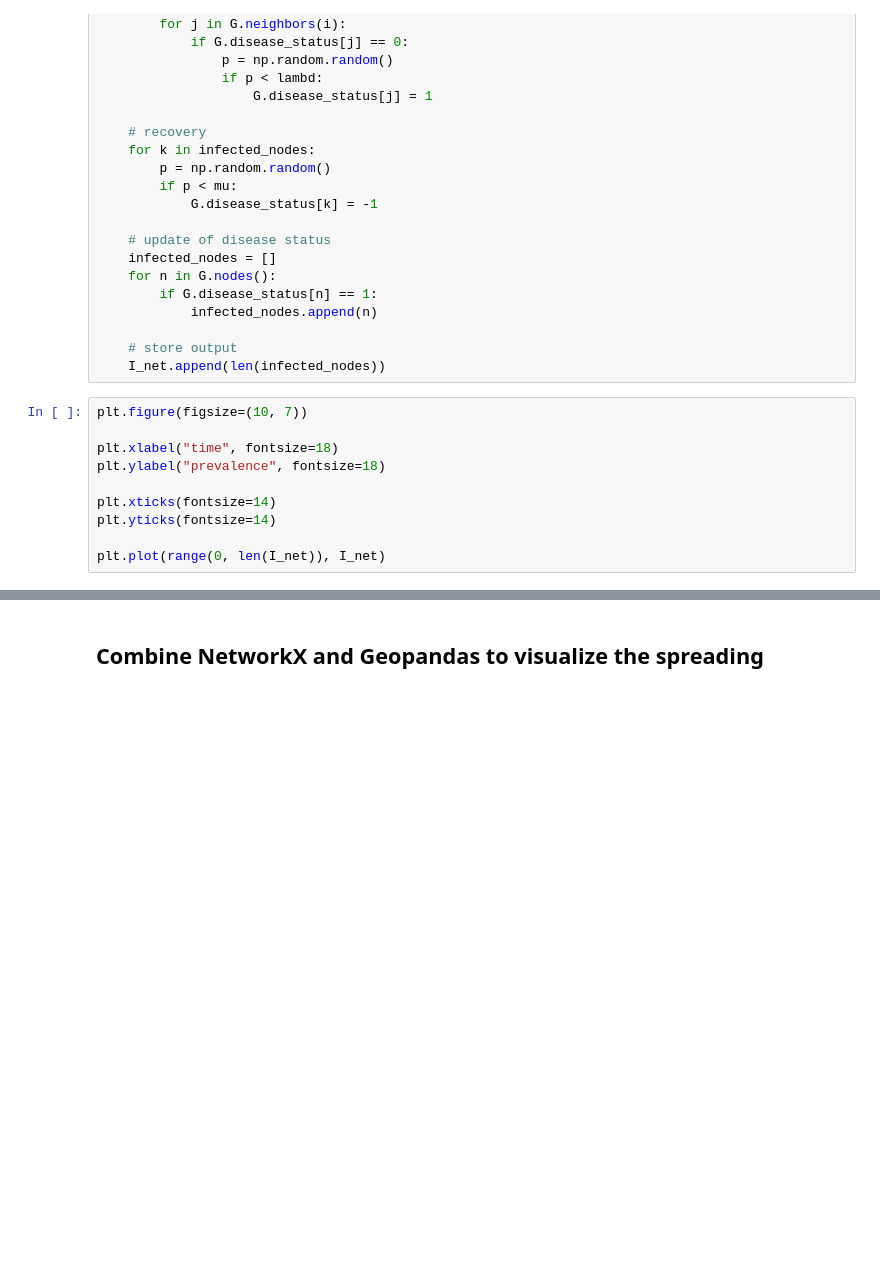
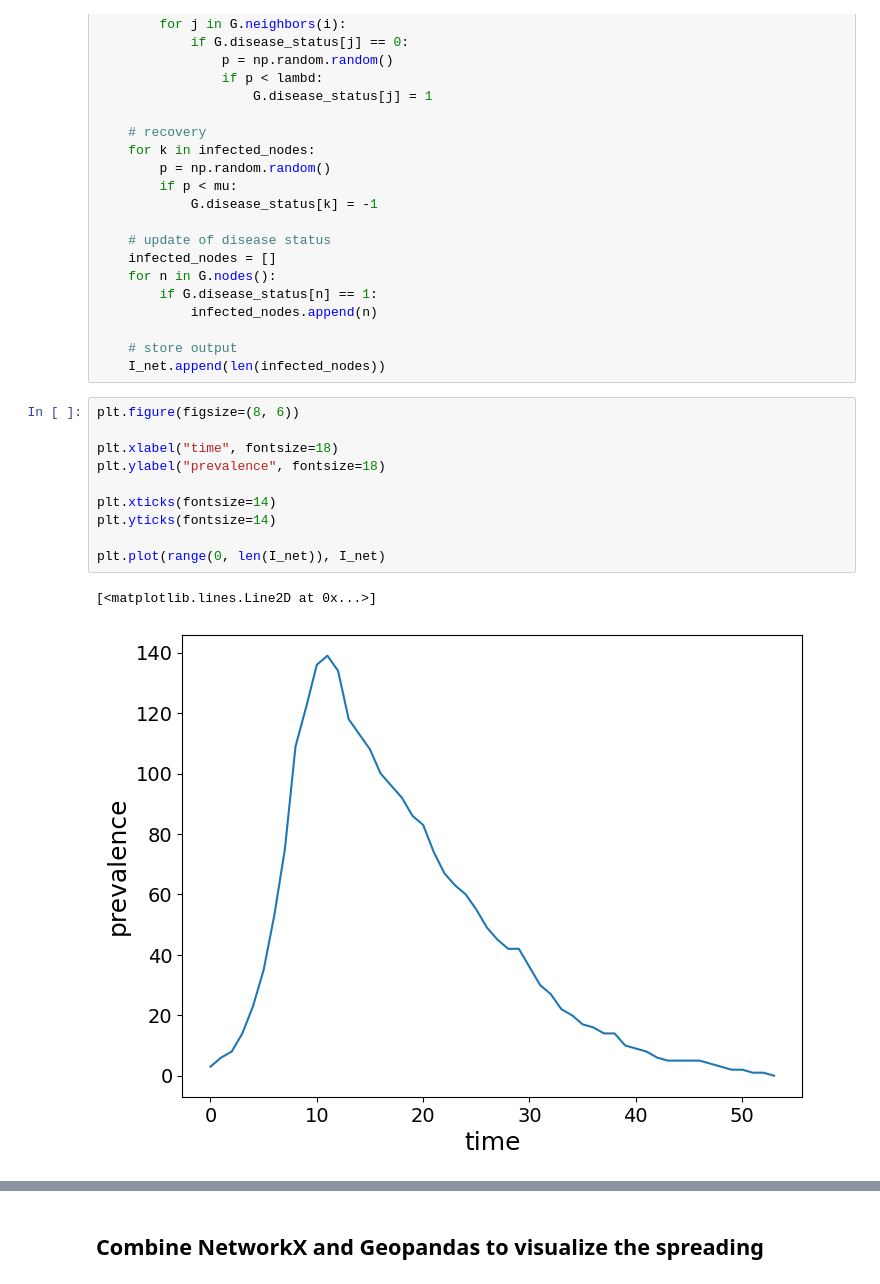
Before and after one commit to micheletizzoni/Digital_epidemiology, a Jupyter notebook: notebooks/nb04_epidemics_on_networks.ipynb, the cells around one changed output, grey strips where cells are left out. Saved outputs shown, nothing was run; the diff lists cells and outputs as text; blank space fills up the shorter version.

```diff
--- a/notebooks/nb04_epidemics_on_networks.ipynb
+++ b/notebooks/nb04_epidemics_on_networks.ipynb
@@ -124,15 +131,18 @@ while len(infected_nodes) > 0:
     # store output
     I_net.append(len(infected_nodes))
 # %%
-plt.figure(figsize=(10, 7))
+plt.figure(figsize=(8, 6))
 
 plt.xlabel("time", fontsize=18)
 plt.ylabel("prevalence", fontsize=18)
 
 plt.xticks(fontsize=14)
 plt.yticks(fontsize=14)
 
 plt.plot(range(0, len(I_net)), I_net)
+# %% [output]
+[<matplotlib.lines.Line2D at 0x...>]
+[figure, added]
 # %%
 recovered = 0
 for n in G.nodes():
```
Also changed, not shown: parts of 16 cells of this notebook.
